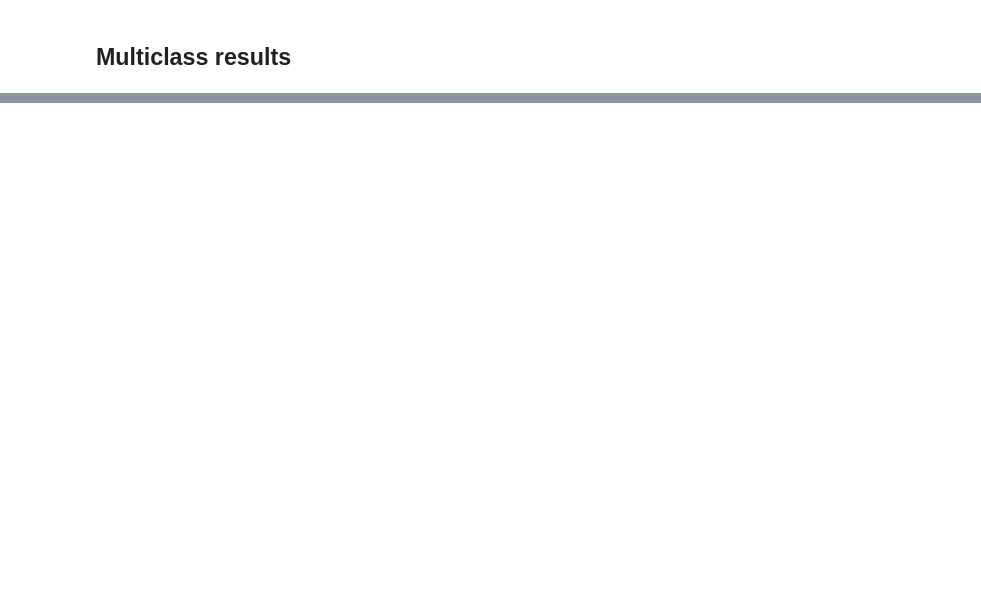
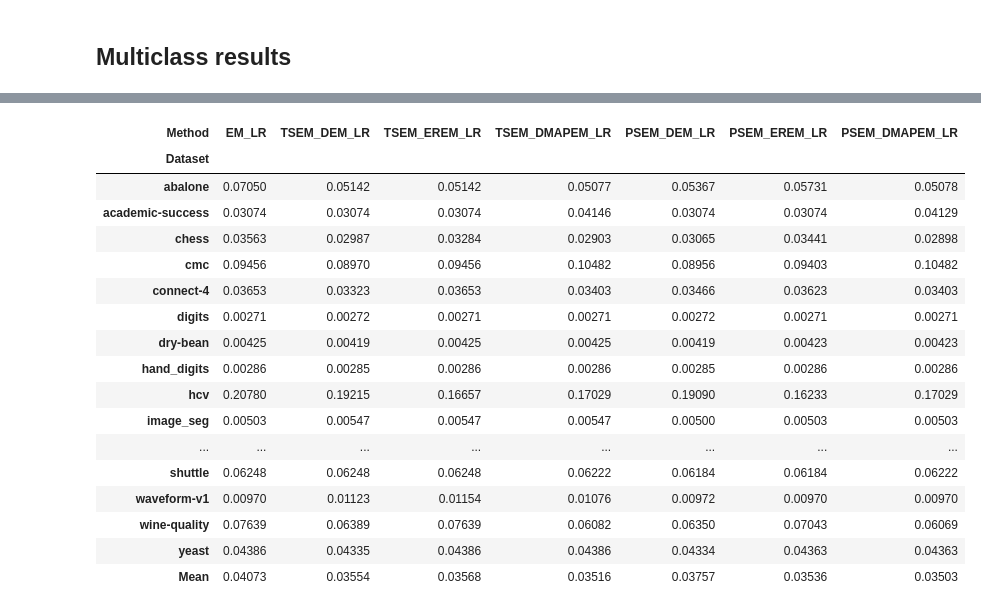
Before and after one commit to pglez82/emq-stabilization, a Jupyter notebook: formatresults.ipynb, the cells around one changed output, grey strips where cells are left out. Drawn from its saved outputs; the diff is of its cells as text; code cells hidden in the pictures; blank space fills up the shorter version.

```diff
--- a/formatresults.ipynb
+++ b/formatresults.ipynb
@@ -155,2 +229,39 @@ Mean & 0.04227 & 0.04590 & 0.04228 & \bftab 0.04017 & 0.04032 & 0.04177 & 0.0412
 \bottomrule
 \end{tabular}
+# %%
+def get_em_variations(classifier):
+    """
+    Returns a tuple of EM variations for the given classifier.
+    """
+    return (
+        f'EM_{classifier}',
+        f'TSEM_DEM_{classifier}',
+        f'TSEM_EREM_{classifier}',
+        f'TSEM_DMAPEM_{classifier}',
+        f'PSEM_DEM_{classifier}',
+        f'PSEM_EREM_{classifier}',
+        f'PSEM_DMAPEM_{classifier}',
+    )
+
+
+for classifier in ('LR','NN'):
+    display(print_results_table('results/ucimulti/allmethods.csv',get_em_variations(classifier)))
+# %% [output]
+| Method | EM_LR | TSEM_DEM_LR | TSEM_EREM_LR | TSEM_DMAPEM_LR | PSEM_DEM_LR | PSEM_EREM_LR | PSEM_DMAPEM_LR |
+| Dataset |  |  |  |  |  |  |  |
+| abalone | 0.07050 | 0.05142 | 0.05142 | 0.05077 | 0.05367 | 0.05731 | 0.05078 |
+| academic-success | 0.03074 | 0.03074 | 0.03074 | 0.04146 | 0.03074 | 0.03074 | 0.04129 |
+| chess | 0.03563 | 0.02987 | 0.03284 | 0.02903 | 0.03065 | 0.03441 | 0.02898 |
+| cmc | 0.09456 | 0.08970 | 0.09456 | 0.10482 | 0.08956 | 0.09403 | 0.10482 |
+| connect-4 | 0.03653 | 0.03323 | 0.03653 | 0.03403 | 0.03466 | 0.03623 | 0.03403 |
+| digits | 0.00271 | 0.00272 | 0.00271 | 0.00271 | 0.00272 | 0.00271 | 0.00271 |
+| dry-bean | 0.00425 | 0.00419 | 0.00425 | 0.00425 | 0.00419 | 0.00423 | 0.00423 |
+| hand_digits | 0.00286 | 0.00285 | 0.00286 | 0.00286 | 0.00285 | 0.00286 | 0.00286 |
+| hcv | 0.20780 | 0.19215 | 0.16657 | 0.17029 | 0.19090 | 0.16233 | 0.17029 |
+| image_seg | 0.00503 | 0.00547 | 0.00547 | 0.00547 | 0.00500 | 0.00503 | 0.00503 |
+| ... | ... | ... | ... | ... | ... | ... | ... |
+| shuttle | 0.06248 | 0.06248 | 0.06248 | 0.06222 | 0.06184 | 0.06184 | 0.06222 |
+| waveform-v1 | 0.00970 | 0.01123 | 0.01154 | 0.01076 | 0.00972 | 0.00970 | 0.00970 |
+| wine-quality | 0.07639 | 0.06389 | 0.07639 | 0.06082 | 0.06350 | 0.07043 | 0.06069 |
+| yeast | 0.04386 | 0.04335 | 0.04386 | 0.04386 | 0.04334 | 0.04363 | 0.04363 |
+| Mean | 0.04073 | 0.03554 | 0.03568 | 0.03516 | 0.03757 | 0.03536 | 0.03503 |
```
Also changed, not shown: parts of 7 cells of this notebook, 1 other file.
